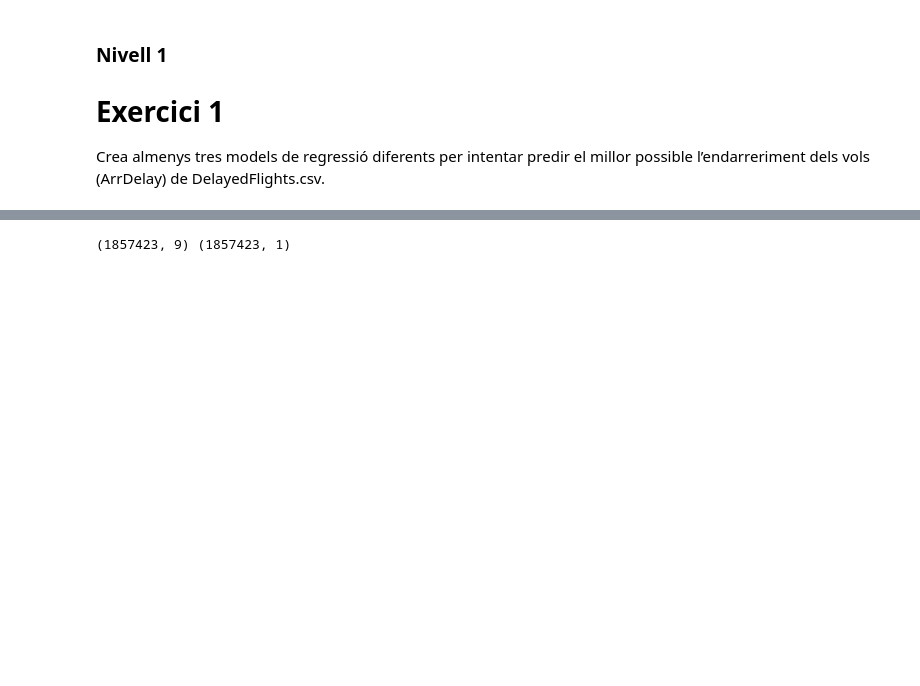
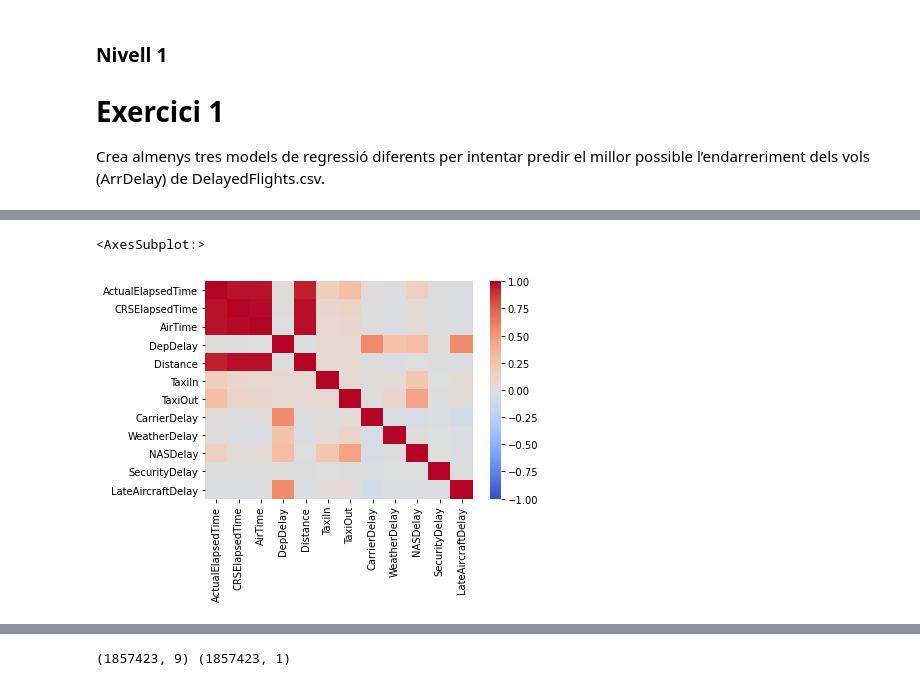
Before and after one commit to ManelForcales/Supervisat_Regressio, a Jupyter notebook: Sprint12 - Regressio.ipynb, the cells around one changed output, grey strips where cells are left out. Cells and saved outputs as stored; diff of their text form; code cells hidden in the pictures; blank space fills up the shorter version.

```diff
--- a/Sprint12 - Regressio.ipynb
+++ b/Sprint12 - Regressio.ipynb
@@ -7,6 +7,7 @@ pd.set_option('display.max_columns', None)
 # %%
 df = pd.read_csv('DelayFlights_clean.csv')
 df.drop(['Unnamed: 0'],axis=1,inplace=True)
+df['Date'] =pd.to_datetime(df['Date'])
 df.head()
 # %% [output]
 |  | Date | DayOfWeek | UniqueCarrier | TailNum | ActualElapsedTime | CRSElapsedTime | AirTime | ArrDelay | ... |
@@ -24,2 +31,4 @@ Crea almenys tres models de regressió diferents per intentar predir el millor p
 # %%
-df_subset= df[['ArrDelay','ActualElapsedTime','DepDelay','TaxiIn','TaxiOut','CarrierDelay','WeatherDelay','NASDelay','SecurityDelay','LateAircraftDelay']]
+#agafem variables numeriques
+X = df[['ActualElapsedTime','CRSElapsedTime','AirTime','DepDelay','Distance','TaxiIn','TaxiOut','CarrierDelay','WeatherDelay','NASDelay','SecurityDelay','LateAircraftDelay']]
+X =X.drop_duplicates()
@@ -25,0 +44,8 @@ df_subset= df[['ArrDelay','ActualElapsedTime','DepDelay','TaxiIn','TaxiOut','Car
+# %%
+# existeix alguna correlació entre aquestes variables numeriques?
+corr = X.corr()
+
+sns.heatmap(corr,cmap='coolwarm',vmax=1, vmin=-1)
+# %% [output]
+<AxesSubplot:>
+[figure, added]
```
Also changed, not shown: parts of 15 cells of this notebook.
